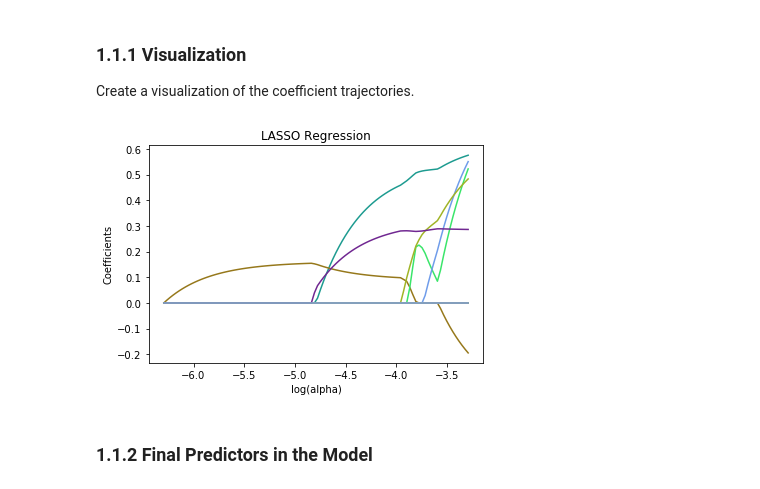
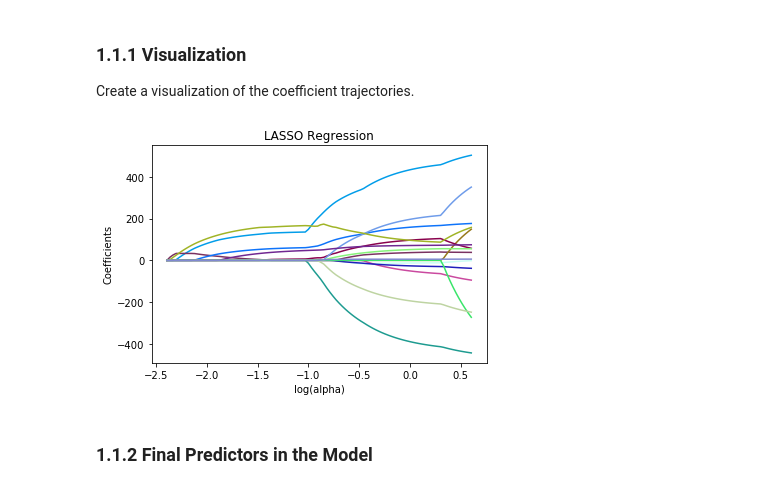
Before and after one commit to liyigao/GU-ANLY-590, a Jupyter notebook: Assignment 0.ipynb, the cells around one changed output. Cells and saved outputs as stored; diff of their text form; code cells hidden in the pictures.

```diff
--- a/Assignment 0.ipynb
+++ b/Assignment 0.ipynb
@@ -16,27 +16,30 @@ Drop categorical columns first, and then drop data with missing numeric values.
 import numpy as np
 from sklearn import linear_model
 from sklearn.model_selection import train_test_split
+from sklearn.preprocessing import StandardScaler
 hitters_num = hitters.select_dtypes([np.number]).dropna()
 X = hitters_num.drop("Salary", axis = 1)
 y = hitters_num.Salary
+X_train, X_test, y_train, y_test = train_test_split(X, y, test_size = 0.5, random_state = 124)
+scaler = StandardScaler()
 # %% [markdown]
 ### 1.1.1 Visualization
 Create a visualization of the coefficient trajectories.
 # %%
 import matplotlib.pyplot as plt
 np.random.seed(1234)
-alphas, coefs, _ = linear_model.lasso_path(X, y)
+alphas, coefs, _ = linear_model.lasso_path(scaler.fit_transform(X_train), y_train)
 plt.figure(1)
 neg_log_alphas = -np.log10(alphas)
 color = (np.append(np.random.uniform(0,1,3), 1) for i in range(16))
 for coef, c in zip(coefs, color):
     l = plt.plot(neg_log_alphas, coef, color = c)
 plt.xlabel("log(alpha)")
 plt.ylabel("Coefficients")
 plt.title("LASSO Regression")
 plt.show()
 # %% [output]
-[figure, old version]
+[figure, new version]
 # %% [markdown]
 ### 1.1.2 Final Predictors in the Model
 # %%
```
Also changed, not shown: parts of 6 cells of this notebook.
